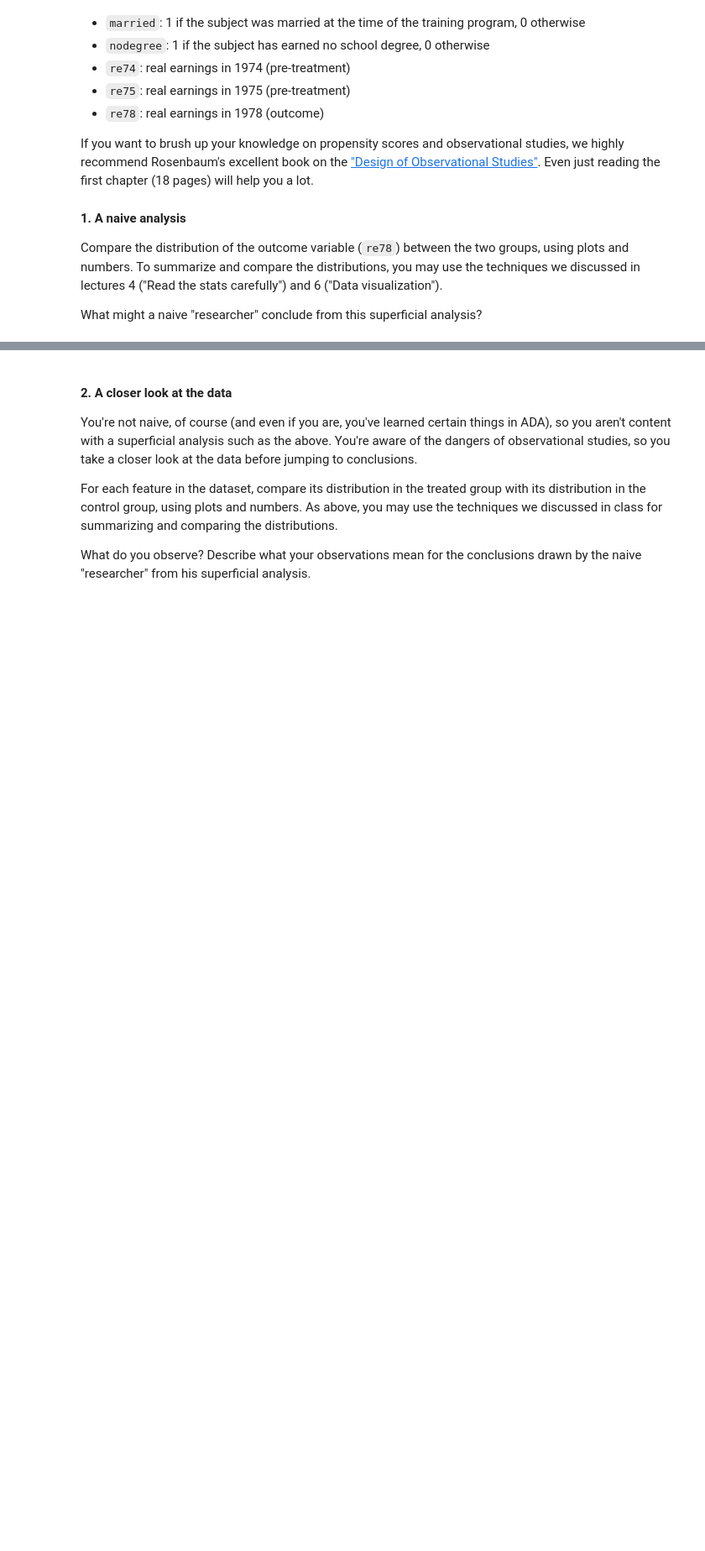
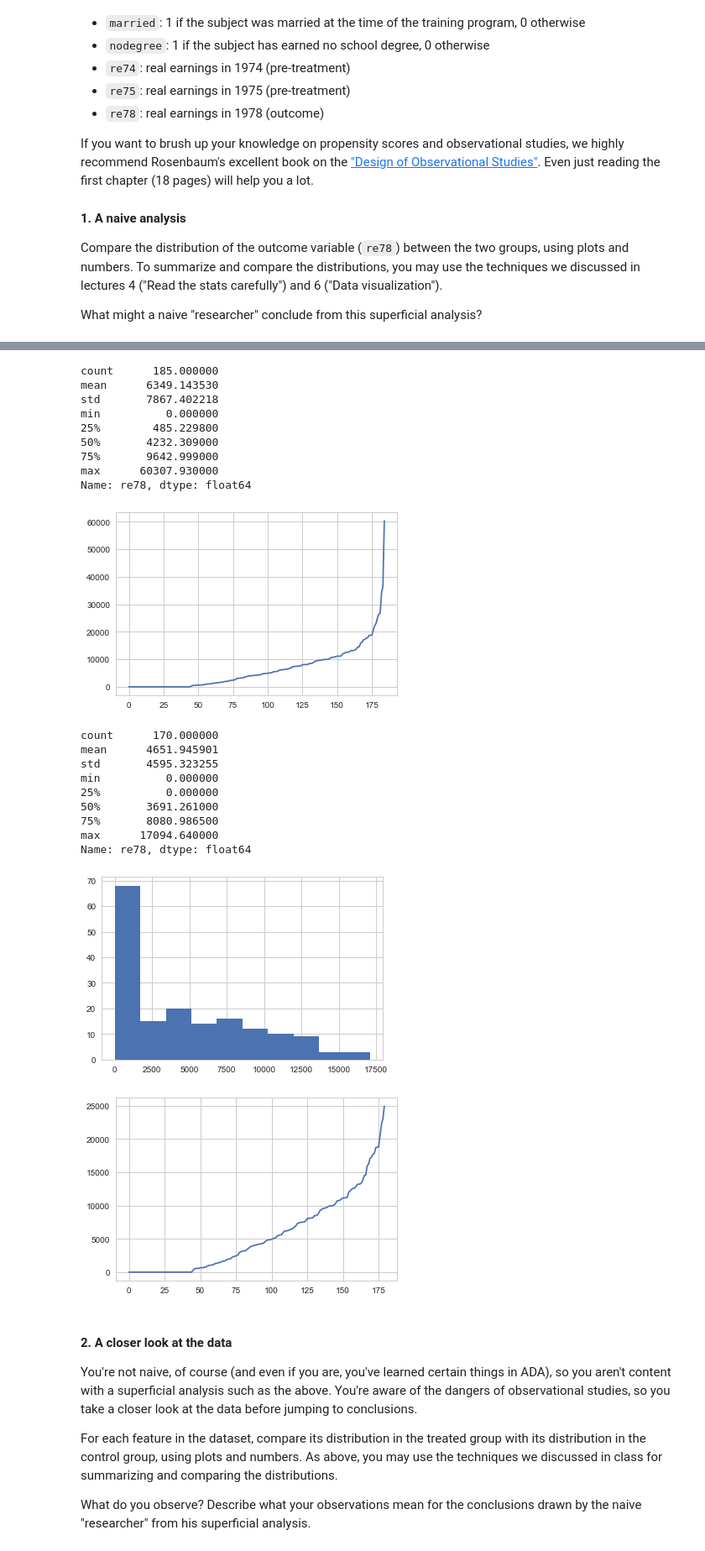
Before and after one commit to mj2905/ProjectMYP, a Jupyter notebook: HW4/Homework 4 Marc.ipynb, the cells around one changed output, grey strips where cells are left out. Shown: that part at 84% size. Saved outputs shown, nothing was run; the diff lists cells and outputs as text; code cells hidden in the pictures; blank space fills up the shorter version.

```diff
--- a/HW4/Homework 4 Marc.ipynb
+++ b/HW4/Homework 4 Marc.ipynb
@@ -55,3 +112,36 @@ pd.read_csv(file, )
+# %%
+groupTreated = lalonde[lalonde['treat'] == 1]['re78'].sort_values()
+print(groupTreated.describe())
+plt.plot(groupTreated.values)
+plt.show()
+
+print(groupTreated[:-15].describe())
+plt.hist(groupTreated[:-15].values)
+plt.show()
+plt.plot(groupTreated[:-5].values)
+plt.show()
+# %% [output]
+count      185.000000
+mean      6349.143530
+std       7867.402218
+min          0.000000
+25%        485.229800
+50%       4232.309000
+75%       9642.999000
+max      60307.930000
+Name: re78, dtype: float64
+[figure, added]
+count      170.000000
+mean      4651.945901
+std       4595.323255
+min          0.000000
+25%          0.000000
+50%       3691.261000
+75%       8080.986500
+max      17094.640000
+Name: re78, dtype: float64
+[figure, added]
+[figure, added]
 # %% [markdown]
 #### 2. A closer look at the data
 
```
Also changed, not shown: parts of 34 cells of this notebook.
